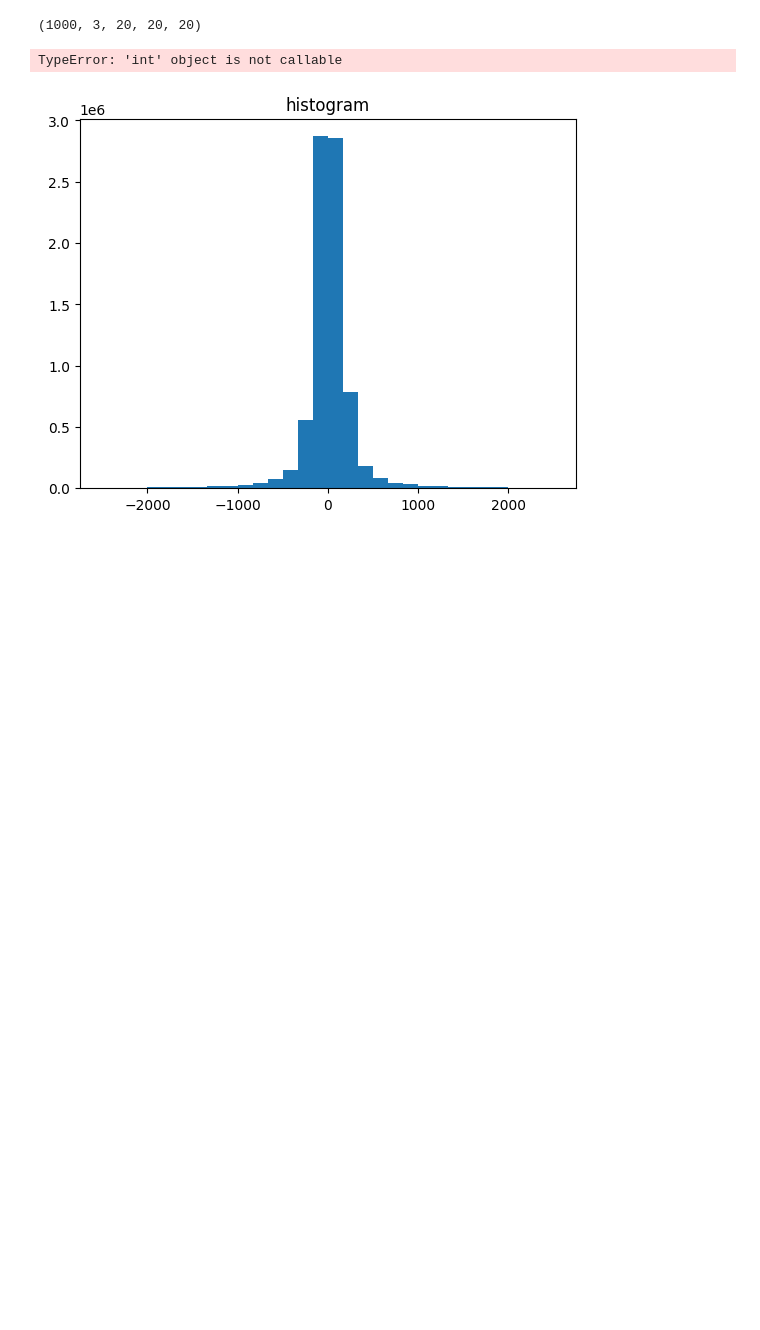
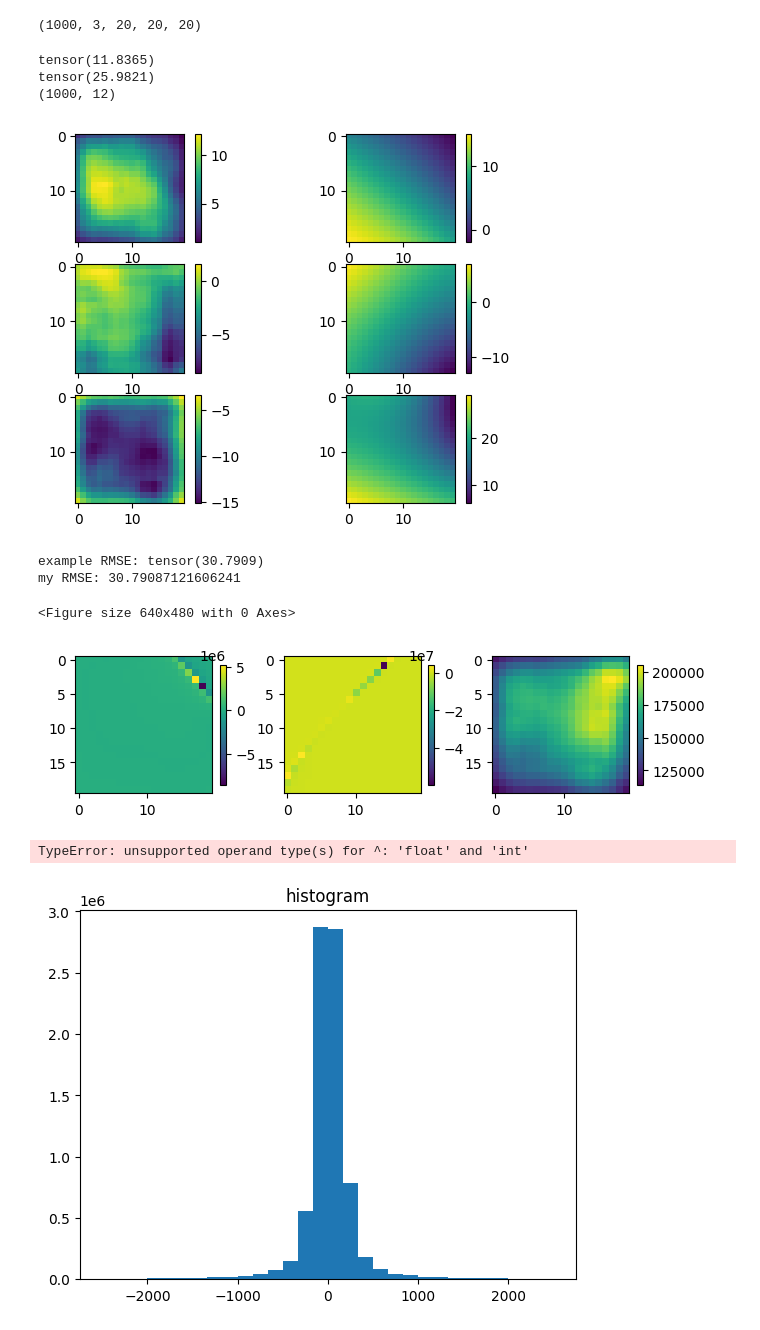
Before and after one commit to Junang-Wang/Qubot_Elastica, a Jupyter notebook: Modeling eMNS/CNN_satatics.ipynb, the cells around one changed output. Saved outputs shown, nothing was run; the diff lists cells and outputs as text; code cells hidden in the pictures; blank space fills up the shorter version.

```diff
--- a/Modeling eMNS/CNN_satatics.ipynb
+++ b/Modeling eMNS/CNN_satatics.ipynb
@@ -9,9 +9,11 @@ import numpy as np
 import torch
 if torch.cuda.device_count():
     device = 'cuda'
+    map_location = 'cuda:0'
     print('Good to go')
 else:
     device = 'cpu'
+    map_location = torch.device('cpu')
     print('Using cpu')
 
 from Neural_network import Generative_net, ResidualEMNSBlock_3d, BigBlock, weight_init, eMNS_Dataset
@@ -27,7 +29,7 @@ SB_block = ResidualEMNSBlock_3d
 BB_block = BigBlock
 
 Generative_network = Generative_net(SB_args, BB_args, SB_block, BB_block, num_input=num_input, output_shape= output_shape)
-Generative_network = torch.load('EMS_CNN.pt', map_location="cuda:0")
+Generative_network = torch.load('EMS_CNN.pt', map_location=map_location)
 Generative_network.eval()
 Generative_network.to(device)
 # %% [output]
@@ -57,6 +59,9 @@ current,data = ReadCurrentAndField_CNN (foldername,filepattern)
 position = data[:,0:3,0:20,0:20,0:20]
 Bfield = data[:,3:,0:20,0:20,0:20]
 # %%
+num_samples, num_current_input = current.shape
+_, dimension, grid_x, grid_y, grid_z = Bfield.shape
+grid_space = grid_x*grid_y*grid_z
 print("current shape:",current.shape,"current device:",current.device)
 print("Bfied;:",Bfield.shape,"current device:",Bfield.device)
 # %% [output]
@@ -64,10 +69,9 @@ current shape: torch.Size([1000, 12]) current device: cpu
 Bfied;: torch.Size([1000, 3, 20, 20, 20]) current device: cpu
 # %%
 #calculate estimated Bfield value of CNN
-B_est=torch.zeros(current.shape[0],3,20,20,20).cuda(0)
-
-for i in range (0,current.shape[0]):
-    input=current[i,:].cuda(0).reshape(1,12)
+B_est=torch.zeros(num_samples,dimension,grid_x,grid_y,grid_z)
+for i in range (0,num_samples):
+    input=current[i,:].to(device).reshape(1,12)
     b = input.float()
     B_est[i]=Generative_network(b)
 
@@ -86,46 +90,69 @@ import numpy as np
 import torch.nn.functional as F
 loss = F.l1_loss(torch.tensor(B_est),torch.tensor(Bfield*1000))
 
+mse = F.mse_loss(torch.tensor(B_est),torch.tensor(Bfield*1000),reduction='sum')
+rmse = torch.sqrt(mse/num_samples/grid_space)
+
 print(loss)
-
-
-
-current_index=0
+print(rmse)
+current_index=1
 print(current.shape)
 
 z_plane_index= 10
 # fig, ax = plt.subplots(3, 2)
 # fig.tight_layout(h_pad=2)
 fig = plt.figure()
-vmin=[-50,-50,-50]
-vmax=[50 , 50, 50]
-
+vmin=[-5,-20,-10]
+vmax=[5 , 5, 20]
+MSE_temp = 0
+my_error = 0
 # fig.tight_layout(pad=0.4, w_pad=0, h_pad=0)
 for i in range(1,4):
+    B_est_temp = B_est[current_index,i-1,:,:,z_plane_index]
+    # B_est_temp = B_est[current_index,i-1,:,:,:]
     plt.subplot(3,2,2*i-1)
-    plt.imshow(B_est[current_index,i-1,:,:,z_plane_index])
+    plt.imshow(B_est_temp)    #,vmin=vmin[i-1],vmax=vmax[i-1]
     plt.colorbar()
 
-
+    Bfield_temp = Bfield[current_index,i-1,:,:,z_plane_index]*1000
+    # Bfield_temp = Bfield[current_index,i-1,:,:,:]*1000
     plt.subplot(3,2,2*i)
-    plt.imshow(Bfield[current_index,i-1,:,:,z_plane_index]*1000)
+    plt.imshow(Bfield_temp)
     plt.colorbar()
+    # print('B_est_temp:',B_est_temp)
+    # print('Bfield_temp:',Bfield_temp)
+    MSE_temp += F.mse_loss(torch.tensor(B_est_temp),torch.tensor(Bfield_temp),reduction='sum')
+    my_error += np.sum((B_est_temp-Bfield_temp)**2)
 
 plt.show()
-
+RMSE_temp = torch.sqrt(MSE_temp/grid_x/grid_y)
+RMSE_my = np.sqrt(my_error/grid_x/grid_y)
+print('example RMSE:',RMSE_temp)
+print('my RMSE:', RMSE_my)
 from pylab import *
 subplots_adjust(left=0.0,bottom=0.0,top=1,right=1)
 fig, ax = plt.subplots(1, 3)
 fig.tight_layout()
 
 for i in range(1,4):
     plt.subplot(1,3,i)
     plt.imshow(Error_CNN[current_index,i-1,:,:,z_plane_index])
     plt.colorbar(fraction=0.04)
 
 plt.show()
 # %% [output]
-TypeError: 'int' object is not callable
+tensor(11.8365)
+tensor(25.9821)
+(1000, 12)
+[figure, added]
+example RMSE: tensor(30.7909)
+my RMSE: 30.79087121606241
+<Figure size 640x480 with 0 Axes>
+[figure, added]
+# %%
+9.5166/(20.0^3)
+# %% [output]
+TypeError: unsupported operand type(s) for ^: 'float' and 'int'
 # %%
 plt.hist(Error_CNN[:,0,:,:,:].reshape(-1),bins=30,range=[-2.5e3,2.5e3])
 plt.title("histogram")
```
Also changed, not shown: 8 other files.
